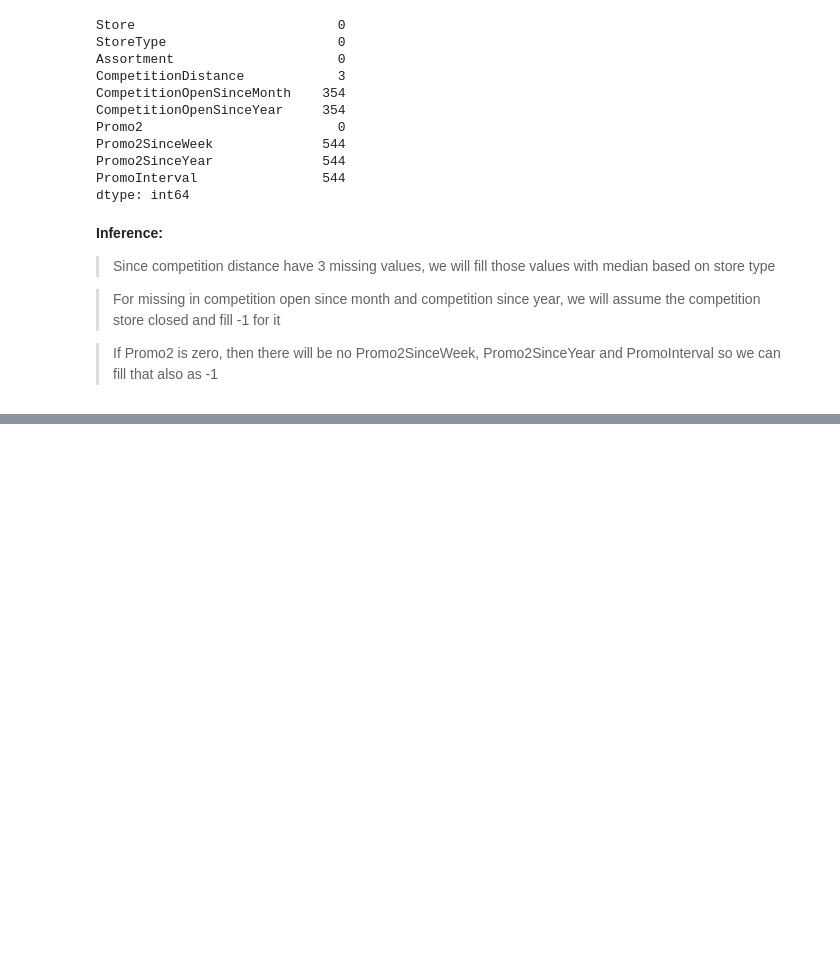
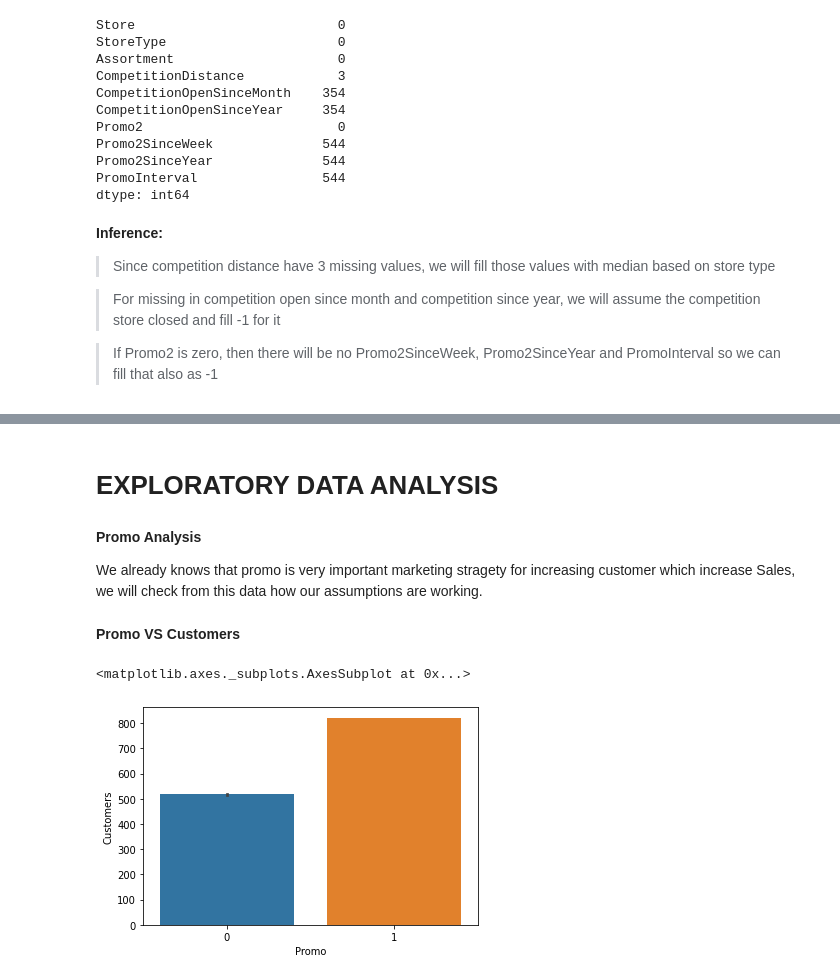
Before and after one commit to vak1997/Rossmann-Sales-Prediction, a Jupyter notebook: Rossmann_Sales_Prediction_Capstone_Project_2.ipynb, the cells around one changed output, grey strips where cells are left out. Drawn from its saved outputs; the diff is of its cells as text; code cells hidden in the pictures; blank space fills up the shorter version.

Commit message:
Data Cleaning 2 and EDA

```diff
--- a/Rossmann_Sales_Prediction_Capstone_Project_2.ipynb
+++ b/Rossmann_Sales_Prediction_Capstone_Project_2.ipynb
@@ -167,0 +271,4 @@ def fill_null(type1,store):
+# %%
+# create competition open column which denotes the number of months for which a competitor has been open near the store.
+ross_df['CompetitionOpen'] = 12 * (ross_df.Year - ross_df.CompetitionOpenSinceYear) + (ross_df.Month - ross_df.CompetitionOpenSinceMonth)
+ross_df['CompetitionOpen'] = ross_df['CompetitionOpen'].map(lambda x: 0 if x < 0 else x).fillna(0)
@@ -167,0 +291,34 @@ def fill_null(type1,store):
+# %%
+# create promo2open column which denotes the number of months for which a promo has been open
+ross_df['Promo2Open'] = 12 * (ross_df.Year - ross_df.Promo2SinceYear) +  (ross_df.WeekOfYear - ross_df.Promo2SinceWeek)*7/30.5
+ross_df['Promo2Open'] = ross_df['Promo2Open'].map(lambda x: 0 if x < 0 else x).fillna(0) * ross_df['Promo2']
+# %%
+#user defined function to check the date is in promo month or not
+def promo_month(df):
+    month_dict = {1:'Jan', 2:'Feb', 3:'Mar', 4:'Apr', 5:'May', 6:'Jun',
+                 7:'Jul', 8:'Aug', 9:'Sept', 10:'Oct', 11:'Nov', 12:'Dec'}
+    try:
+        months = (df['PromoInterval'] or '').split(',')
+        if df['Promo2Open'] is True and month_dict[df['Month']] in months:
+            return 1
+        else:
+            return 0
+    except Exception:
+        return 0
+# %%
+# create promo month column
+ross_df['IsPromo2Month'] = ross_df.apply(promo_month, axis=1) * ross_df['Promo2']
+# %% [markdown]
+# **EXPLORATORY DATA ANALYSIS**
+# %% [markdown]
+**Promo Analysis**
+
+
+We already knows that promo is very important marketing stragety for increasing customer which increase Sales, we will check from this data how our assumptions are working.
+# %% [markdown]
+**Promo VS Customers**
+# %%
+sns.barplot(x=ross_df['Promo'],y=ross_df['Customers'])
+# %% [output]
+<matplotlib.axes._subplots.AxesSubplot at 0x...>
+[figure, added]
```
Also changed, not shown: parts of 28 cells of this notebook.
